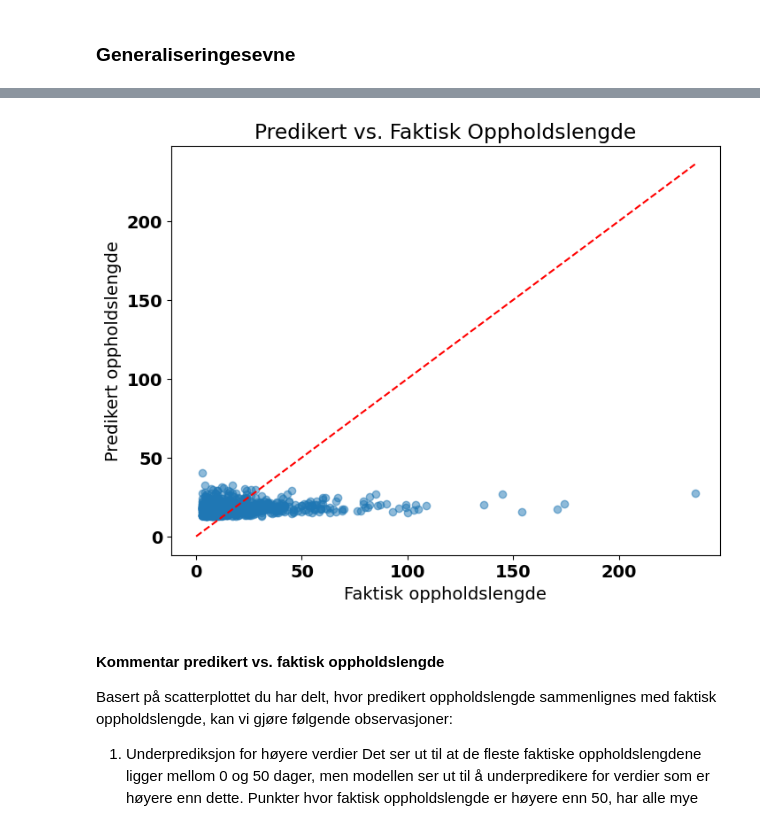
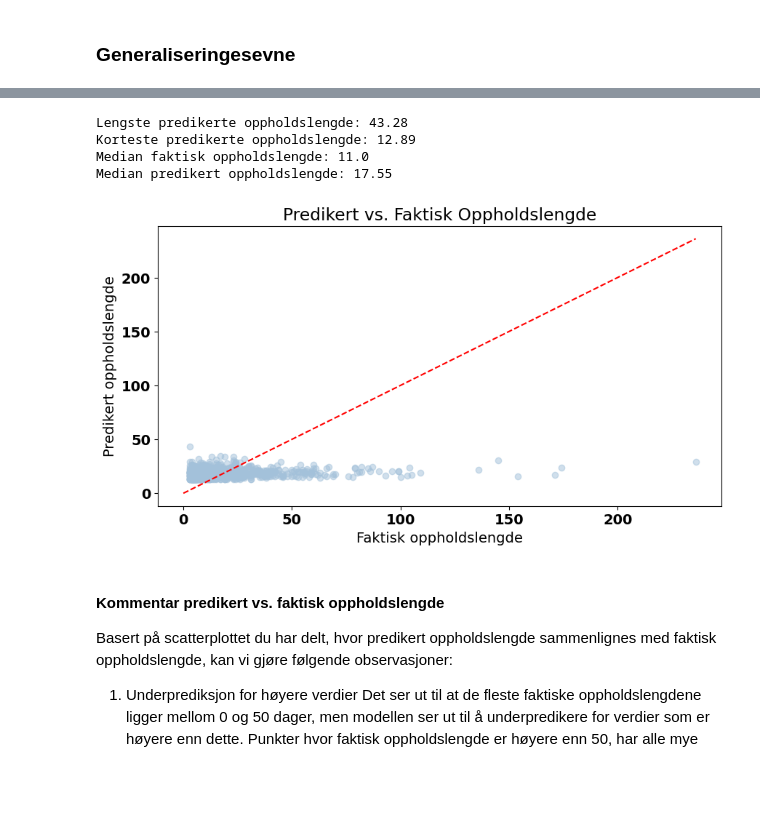
Before and after one commit to AnSloge/Predikasjon-av-oppholdslengde-p-sykehus, a Jupyter notebook: Ferdig_analyse.ipynb, the cells around one changed output, grey strips where cells are left out. Cells and saved outputs as stored; diff of their text form; code cells hidden in the pictures; blank space fills up the shorter version.

```diff
--- a/Ferdig_analyse.ipynb
+++ b/Ferdig_analyse.ipynb
@@ -1104,22 +1105,32 @@ X has feature names, but SimpleImputer was fitted without feature names
 # %%
+# Viktige mål for predikert oppholdslengde og faktisk oppholdslengde.
+
+print(f'Lengste predikerte oppholdslengde: {round(max(y_test_predikert), 2)}')
+print(f'Korteste predikerte oppholdslengde: {round(min(y_test_predikert), 2)}')
+print(f'Median faktisk oppholdslengde: {round(np.median(y_test), 2)}')
+print(f'Median predikert oppholdslengde: {round(np.median(y_test_predikert), 2)}')
+
 # Predikert mot faktiske oppholdslengde.
 
-plt.figure(figsize=(8, 6))
+plt.figure(figsize=(10, 5))
 
-plt.scatter(x=y_test, y=y_test_predikert, alpha=0.5)
+plt.scatter(x=y_test, y=y_test_predikert, alpha=0.5, color="#A3C1DA")
 
 max_value = max(max(y_test), max(y_test_predikert))
-
-# Plotter diagonal linje. Hvis punktene ligger langs linjen er predikasjoner korrekte.
+# Hvis punktene ligger langs den diagonale linjen, er predikasjonene korrekte.
 plt.plot([0, max_value], [0, max_value], 'r--')
 
 plt.xlabel('Faktisk oppholdslengde')
 plt.ylabel('Predikert oppholdslengde')
 plt.title('Predikert vs. Faktisk Oppholdslengde')
 
 plt.show()
 # %% [output]
+Lengste predikerte oppholdslengde: 43.28
+Korteste predikerte oppholdslengde: 12.89
+Median faktisk oppholdslengde: 11.0
+Median predikert oppholdslengde: 17.55
-[figure, old version]
+[figure, new version]
 # %% [markdown]
 #### Kommentar predikert vs. faktisk oppholdslengde
 
```
Also changed, not shown: parts of 22 cells of this notebook, 3 other files.
